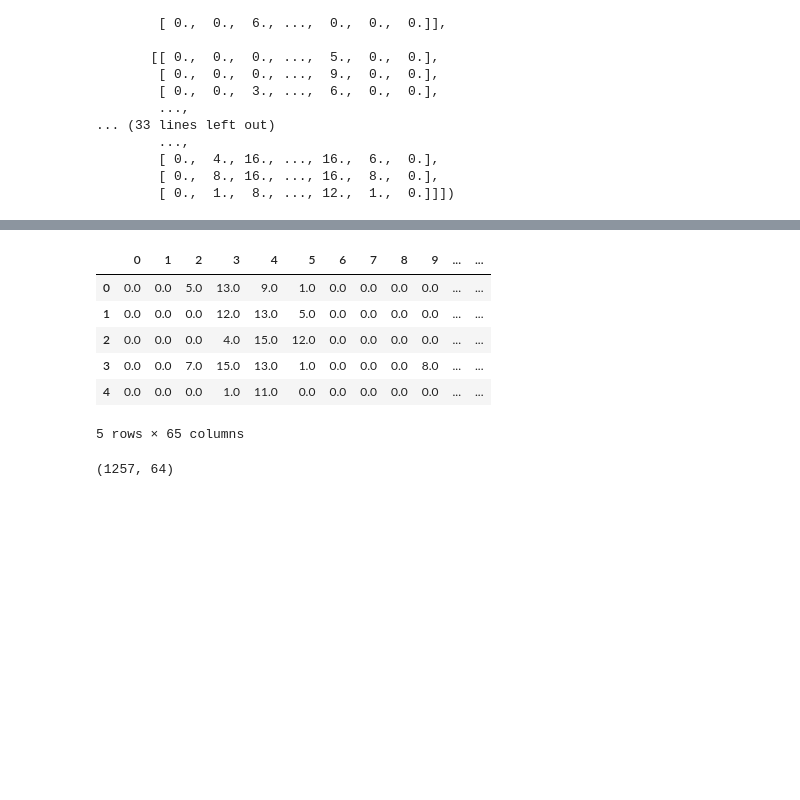
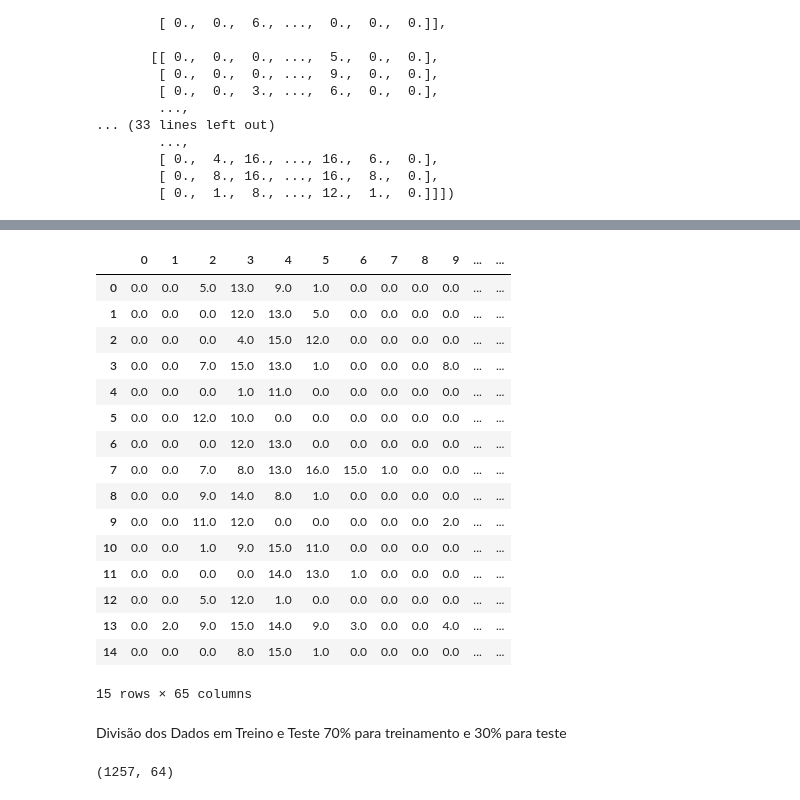
Before and after one commit to luizabamorim/Algoritmos-de-Machine-Learning, a Jupyter notebook: KNN/KNN_Dígitos.ipynb, the cells around one changed output, grey strips where cells are left out. Saved outputs shown, nothing was run; the diff lists cells and outputs as text; code cells hidden in the pictures; blank space fills up the shorter version.

```diff
--- a/KNN/KNN_Dígitos.ipynb
+++ b/KNN/KNN_Dígitos.ipynb
@@ -59,20 +73,33 @@ targest=digitos.target_names
 # %%
-N_samples=len(digitos.images)
-dados=digitos.images.reshape((N_samples,-1))
+tam=len(digitos.images)
+dados=digitos.images.reshape((tam,-1))
 classe=digitos.target
 # %%
 dados=pd.DataFrame(dados)
 dados['classe']=classe
 # %%
-dados.head()
+dados.head(15)
 # %% [output]
 |  | 0 | 1 | 2 | 3 | 4 | 5 | 6 | 7 | 8 | 9 | ... | ... |
 | 0 | 0.0 | 0.0 | 5.0 | 13.0 | 9.0 | 1.0 | 0.0 | 0.0 | 0.0 | 0.0 | ... | ... |
 | 1 | 0.0 | 0.0 | 0.0 | 12.0 | 13.0 | 5.0 | 0.0 | 0.0 | 0.0 | 0.0 | ... | ... |
 | 2 | 0.0 | 0.0 | 0.0 | 4.0 | 15.0 | 12.0 | 0.0 | 0.0 | 0.0 | 0.0 | ... | ... |
 | 3 | 0.0 | 0.0 | 7.0 | 15.0 | 13.0 | 1.0 | 0.0 | 0.0 | 0.0 | 8.0 | ... | ... |
 | 4 | 0.0 | 0.0 | 0.0 | 1.0 | 11.0 | 0.0 | 0.0 | 0.0 | 0.0 | 0.0 | ... | ... |
+| 5 | 0.0 | 0.0 | 12.0 | 10.0 | 0.0 | 0.0 | 0.0 | 0.0 | 0.0 | 0.0 | ... | ... |
+| 6 | 0.0 | 0.0 | 0.0 | 12.0 | 13.0 | 0.0 | 0.0 | 0.0 | 0.0 | 0.0 | ... | ... |
+| 7 | 0.0 | 0.0 | 7.0 | 8.0 | 13.0 | 16.0 | 15.0 | 1.0 | 0.0 | 0.0 | ... | ... |
+| 8 | 0.0 | 0.0 | 9.0 | 14.0 | 8.0 | 1.0 | 0.0 | 0.0 | 0.0 | 0.0 | ... | ... |
+| 9 | 0.0 | 0.0 | 11.0 | 12.0 | 0.0 | 0.0 | 0.0 | 0.0 | 0.0 | 2.0 | ... | ... |
+| 10 | 0.0 | 0.0 | 1.0 | 9.0 | 15.0 | 11.0 | 0.0 | 0.0 | 0.0 | 0.0 | ... | ... |
+| 11 | 0.0 | 0.0 | 0.0 | 0.0 | 14.0 | 13.0 | 1.0 | 0.0 | 0.0 | 0.0 | ... | ... |
+| 12 | 0.0 | 0.0 | 5.0 | 12.0 | 1.0 | 0.0 | 0.0 | 0.0 | 0.0 | 0.0 | ... | ... |
+| 13 | 0.0 | 2.0 | 9.0 | 15.0 | 14.0 | 9.0 | 3.0 | 0.0 | 0.0 | 4.0 | ... | ... |
+| 14 | 0.0 | 0.0 | 0.0 | 8.0 | 15.0 | 1.0 | 0.0 | 0.0 | 0.0 | 0.0 | ... | ... |
-5 rows × 65 columns
+15 rows × 65 columns
+# %% [markdown]
+Divisão dos Dados em Treino e Teste
+70% para treinamento e 30% para teste
 # %%
 from sklearn.model_selection import train_test_split
 x=dados.iloc[:,0:64].values
```
Also changed, not shown: parts of 9 cells of this notebook.
